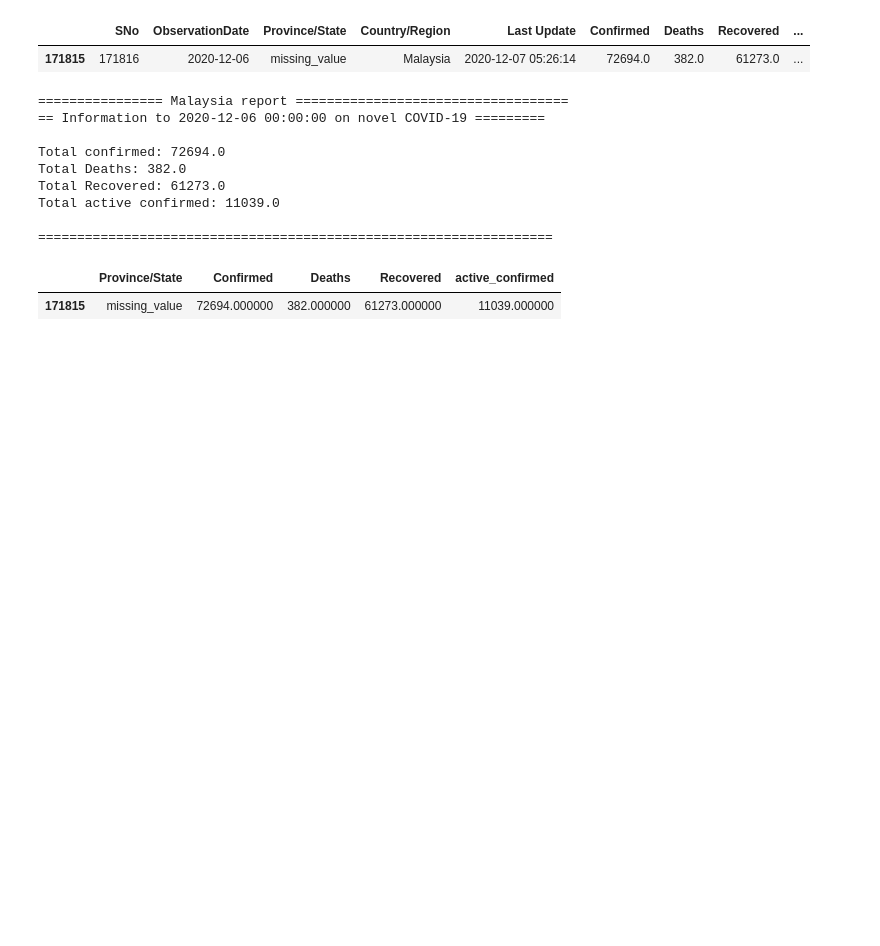
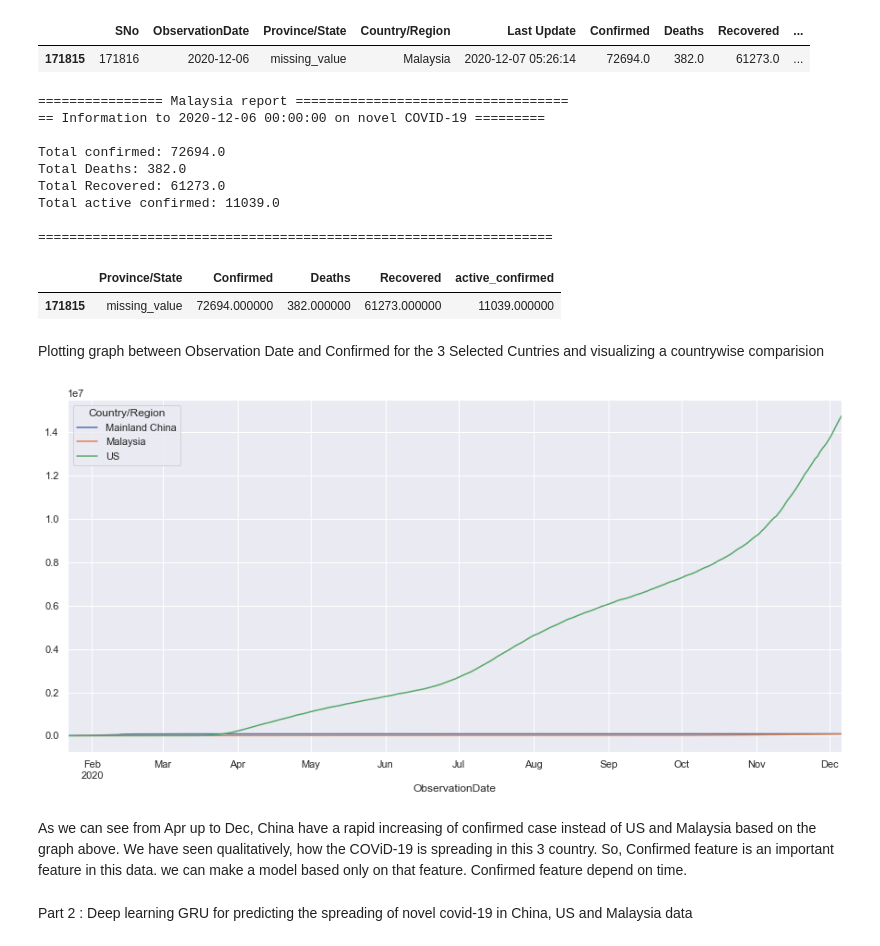
Before and after one commit to FatinNabilah1/WQD7006-Machine-Learning, a Jupyter notebook: Covid-19 Outbreak Prediction.ipynb, the cells around one changed output. Drawn from its saved outputs; the diff is of its cells as text; code cells hidden in the pictures; blank space fills up the shorter version.

```diff
--- a/Covid-19 Outbreak Prediction.ipynb
+++ b/Covid-19 Outbreak Prediction.ipynb
@@ -307,3 +310,31 @@ background_gradient(cmap='viridis')
 # %% [output]
 |  | Province/State | Confirmed | Deaths | Recovered | active_confirmed |
 | 171815 | missing_value | 72694.000000 | 382.000000 | 61273.000000 | 11039.000000 |
+# %%
+#Combining data of these three countries into a single csv file:results.csv
+frames=[china,us,my]
+result = pd.concat(frames)
+result.to_csv('C:/Users/User/WQD7006/WQD7006-Machine-Learning/Data/results.csv')
+
+frames_usMy=[us,my]
+result_us_my=pd.concat(frames_usMy)
+
+frames_ChinaMy = [china,my]
+result_china_My = pd.concat(frames_ChinaMy)
+
+frames_ChinaUS = [china,us]
+result_china_US = pd.concat(frames_ChinaUS)
+# %% [markdown]
+Plotting graph between Observation Date and Confirmed for the 3 Selected Cuntries and visualizing a countrywise comparision
+# %%
+from matplotlib.ticker import (AutoMinorLocator, MultipleLocator)
+fig,ax = plt.subplots( figsize=(15,7), sharey=True)
+result.groupby(['ObservationDate','Country/Region']).sum()['Confirmed'].unstack().plot(ax=ax)
+ax.xaxis.set_minor_locator(AutoMinorLocator(4))
+# %% [output]
+[figure, added]
+# %% [markdown]
+As we can see from Apr up to Dec, China have a rapid increasing of confirmed case instead of US and Malaysia based on the graph above. We have seen qualitatively, how the COViD-19 is spreading in this 3 country.
+So, Confirmed feature is an important feature in this data. we can make a model based only on that feature. Confirmed feature depend on time.
+# %% [markdown]
+Part 2 : Deep learning GRU for predicting the spreading of novel covid-19 in China, US and Malaysia data
```
Also changed, not shown: parts of 42 cells of this notebook.
